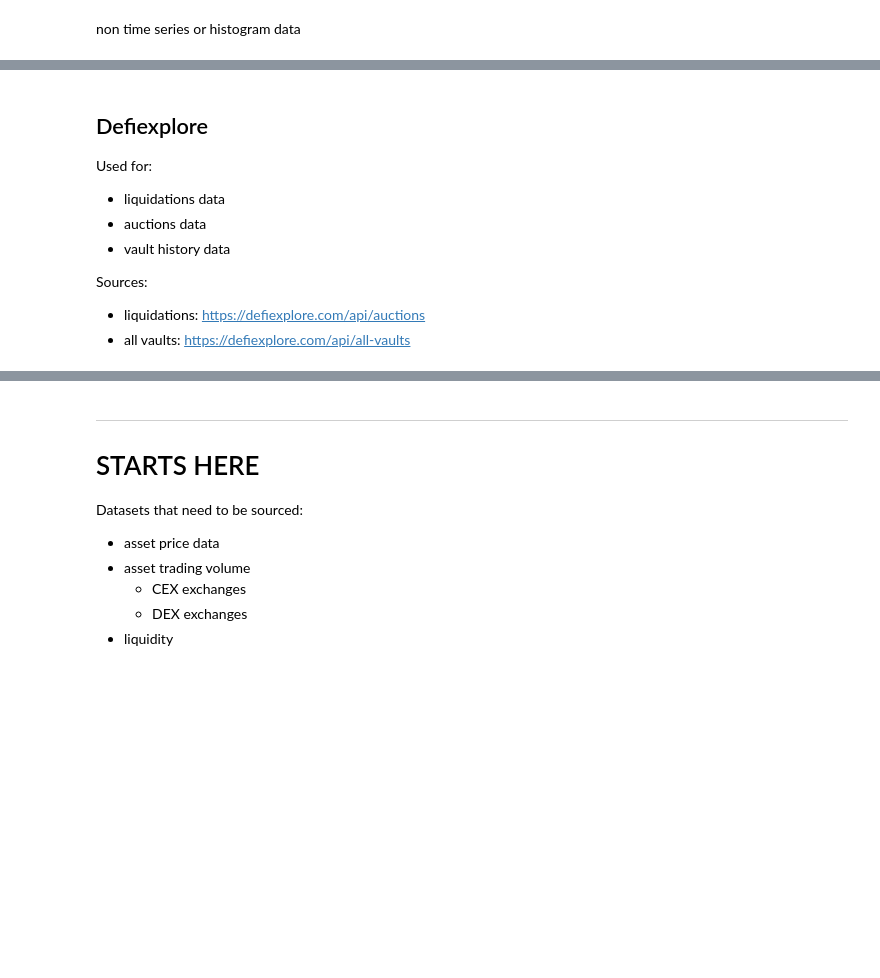
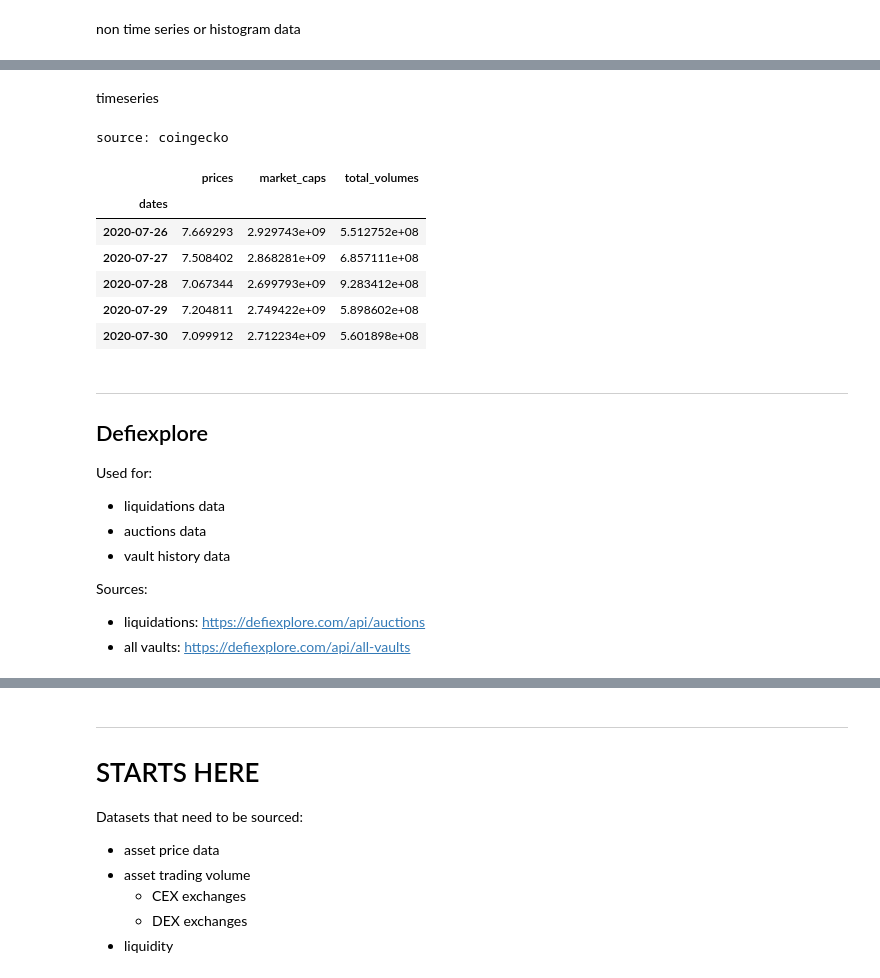
Before and after one commit to willr-seriousprojects/maker-dao, a Jupyter notebook: Maker-Risk/LINK/link.ipynb, the cells around one changed output, grey strips where cells are left out. Cells and saved outputs as stored; diff of their text form; code cells hidden in the pictures; blank space fills up the shorter version.

```diff
--- a/Maker-Risk/LINK/link.ipynb
+++ b/Maker-Risk/LINK/link.ipynb
@@ -371 +682,29 @@ exchanges/markets:
+# %%
+df = get_markets_bycoin('chainlink')
+df.head()
+# %%
+# Documentation: https://www.coingecko.com/en/api/coins/markets
+# Get overview market information about token
+# args: asset (e.g.'chainlink'), currency (output in 'usd' by default)
+
+def get_coin_info(asset, currency='usd',):
+    url = 'https://api.coingecko.com/api/v3/coins/markets?vs_currency={currency}&ids={asset}'.format(asset=asset,currency=currency)
+    resp = requests.get(url, params={
+        'vs_currency': f'{currency}',
+        'ids': f'{asset}'
+    })
+    resp.raise_for_status()
+            # parse json into py dict
+            # this is a list
+    resp = json.loads(resp.content)
+        # df expects list
+    df = json_normalize(resp)
+    # print data source
+    url = url.split('.')[1]
+    print(f'source: {url}')
+    return df
+# %%
+df = get_coin_info('chainlink')
+df = df[['id','total_supply','circulating_supply','current_price','market_cap','market_cap_rank','total_volume','ath','atl']]
+df.info()
 # %%
@@ -385,5 +729,8 @@ def get_coinlist():
     return df
+# %% [markdown]
+timeseries
 # %%
+# Timeseries
 # THIS IS GOOD!
 # TRANSFORM INTO FUNCTION!
 # COINGECKO API
@@ -394,13 +741,17 @@ from pandas.io.json import json_normalize
 import pandas as pd
 import json
 
-def get_hist_price(symbol, currency='usd', start='1532995200', end='1596067200'):
+def get_hist_price(symbol, currency='usd', start='2018-07-30', end='2020-07-30'):
 
     # api url formatted
     # symbol are {id}
-    url = "https://api.coingecko.com/api/v3/coins/{symbol}/market_chart/range?vs_currency={currency}&from={start}&to={end}".format(symbol=symbol,currency=currency,start=start, end=end)
+    url = "https://api.coingecko.com/api/v3/coins/{symbol}/market_chart/range?vs_currency={currency}&from={start}&      to={end}".format(symbol=symbol,currency=currency,start=start, end=end)
     # get data from endpoint and load json content
-    resp = requests.get(url)
+    resp = requests.get(url, params={
+        # handle unix timestamps
+        'from': str(int(pd.Timestamp(start).timestamp())),
+        'to': str(int(pd.Timestamp(end).timestamp()))
+        })
     resp.raise_for_status()
     # parse json into py dict
     resp = json.loads(resp.content)
@@ -417,5 +768,19 @@ def get_hist_price(symbol, currency='usd', start='1532995200', end='1596067200')
     df['dates'] = pd.to_datetime(df['dates'], unit='ms')
     # set df index to date
     df.set_index('dates', inplace=True)
+    # print data source
+    url = url.split('.')[1]
+    print(f'source: {url}')
     return df
+# %%
+get_hist_price('chainlink').tail()
+# %% [output]
+source: coingecko
+|  | prices | market_caps | total_volumes |
+| dates |  |  |  |
+| 2020-07-26 | 7.669293 | 2.929743e+09 | 5.512752e+08 |
+| 2020-07-27 | 7.508402 | 2.868281e+09 | 6.857111e+08 |
+| 2020-07-28 | 7.067344 | 2.699793e+09 | 9.283412e+08 |
+| 2020-07-29 | 7.204811 | 2.749422e+09 | 5.898602e+08 |
+| 2020-07-30 | 7.099912 | 2.712234e+09 | 5.601898e+08 |
 # %%
@@ -427,6 +794,8 @@ df = get_hist_price('ethereum')
 # %%
 df.shape
 # %% [markdown]
+---
+
 ## Defiexplore
 
 Used for:
```
Also changed, not shown: parts of 95 cells of this notebook, 4 other files.
